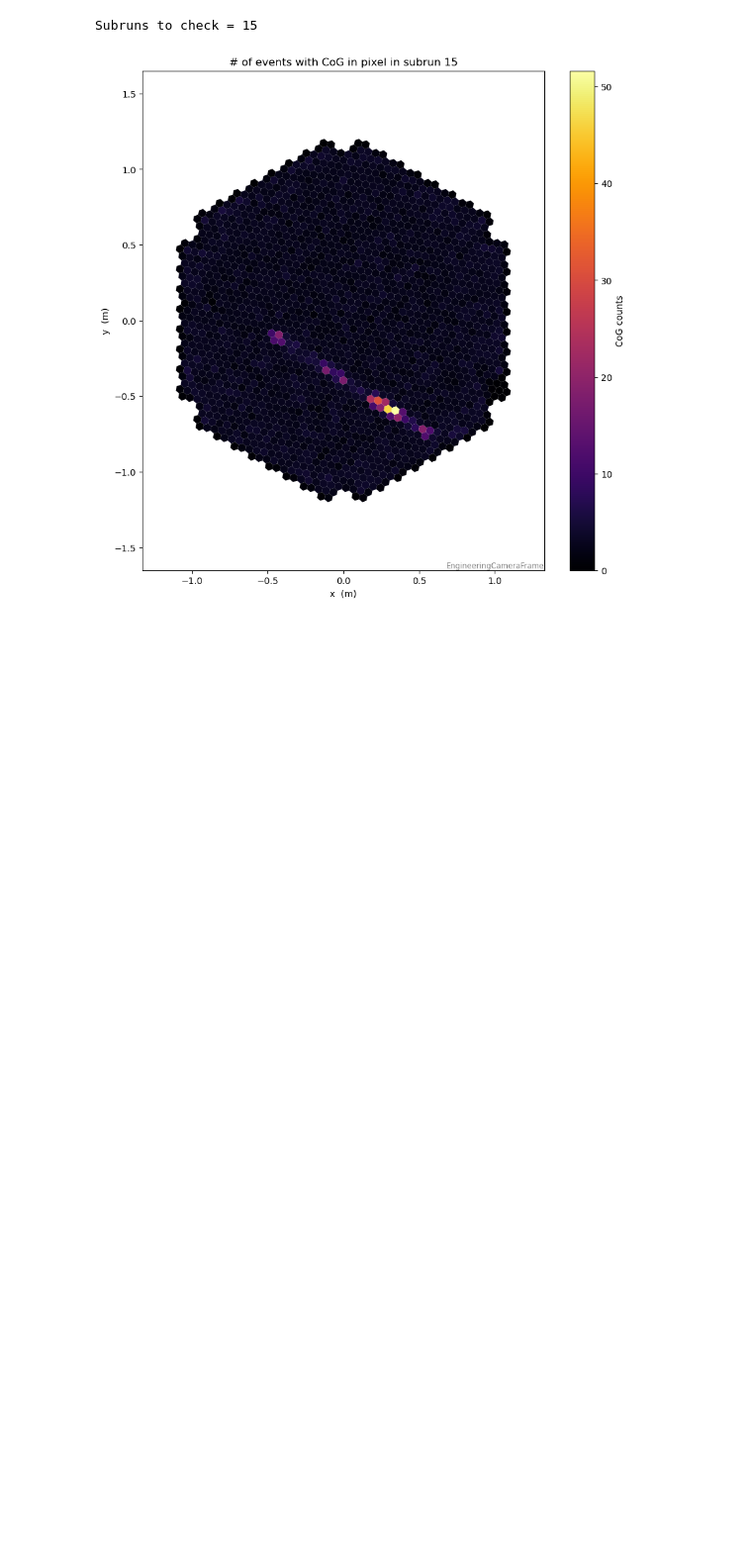
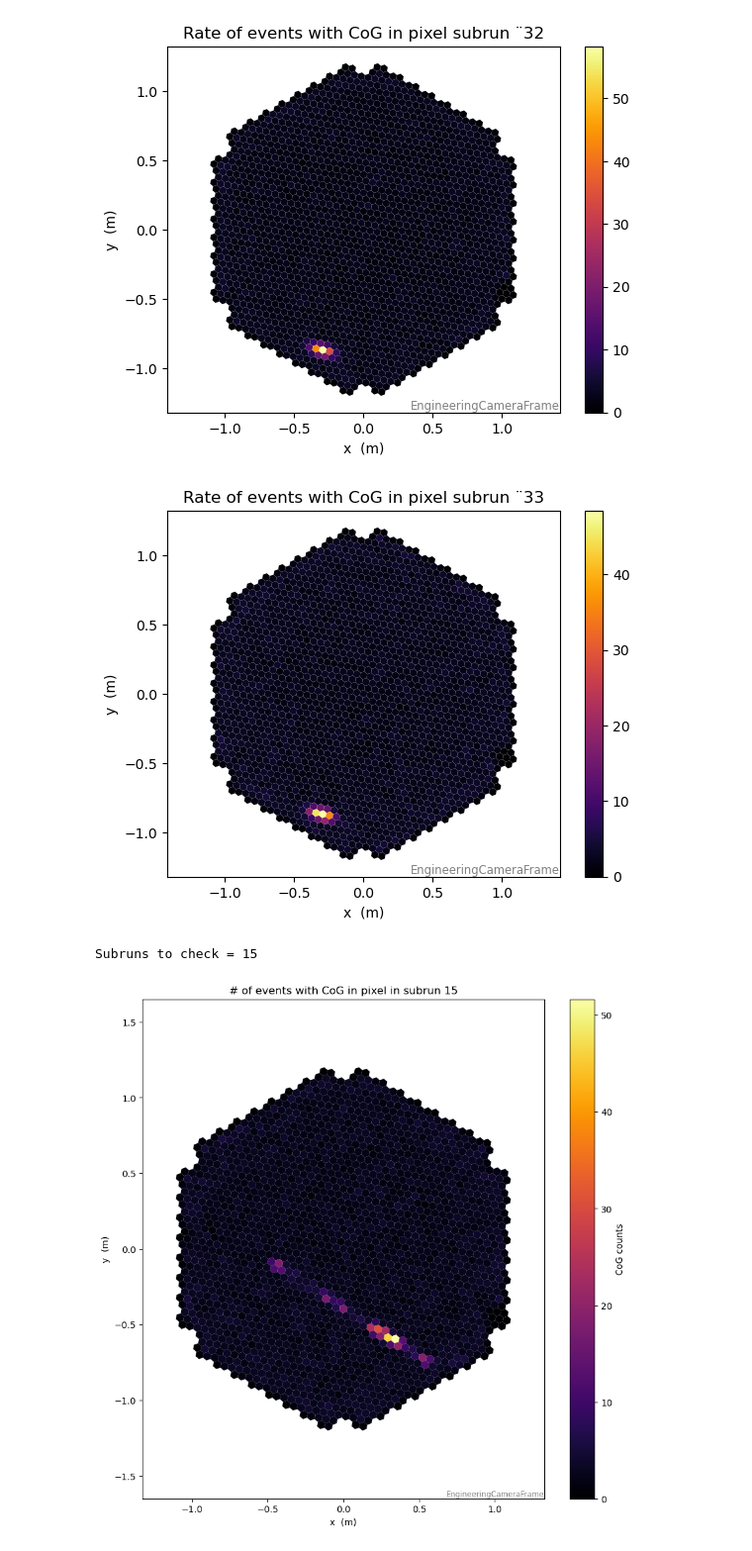
Before and after one commit to andreaprogram/Search-for-anomalous-events-in-LST-1-observations, a Jupyter notebook: Notebooks/filters_results.ipynb, the cells around one changed output. Shown at 99% size. Cells and saved outputs as stored; diff of their text form; code cells hidden in the pictures; blank space fills up the shorter version.

```diff
--- a/Notebooks/filters_results.ipynb
+++ b/Notebooks/filters_results.ipynb
@@ -220,6 +252,6 @@ for i in checks:
 # %%
 checks = b.root.general.cosmics.col("subrun_index")
-for i in range(32,34):
+for i in range(8,11):
     camdisplay = CameraDisplay(camera_geom.transform_to(EngineeringCameraFrame()),
                           norm='lin', title=f'Rate of events with CoG in pixel subrun ¨{i}',
                            image=(a.root.dl1datacheck.cosmics.col('cog_within_pixel')[:-1]/ time[:, None])[i,:])
@@ -232,3 +265,15 @@ for i in range(32,34):
+# %%
+checks = b.root.general.cosmics.col("subrun_index")
+for i in range(32,34):
+    camdisplay = CameraDisplay(camera_geom.transform_to(EngineeringCameraFrame()),
+                          norm='lin', title=f'Rate of events with CoG in pixel subrun ¨{i}',
+                           image=(a.root.dl1datacheck.cosmics.col('cog_within_pixel')[:-1]/ time[:, None])[i,:])
+    camdisplay.autoupdate = True
+    camdisplay.add_colorbar()
+    plt.show()
+# %% [output]
+[figure, added]
+[figure, added]
 # %%
 # OTHER FILTERS SPECIFIC FOR SATELLITES
 # %%
```
Also changed, not shown: parts of 6 cells of this notebook, 2 other files.
